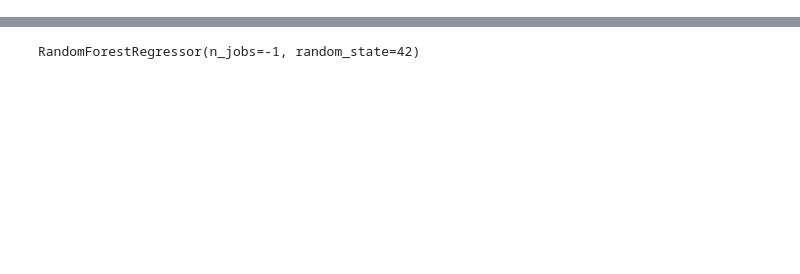
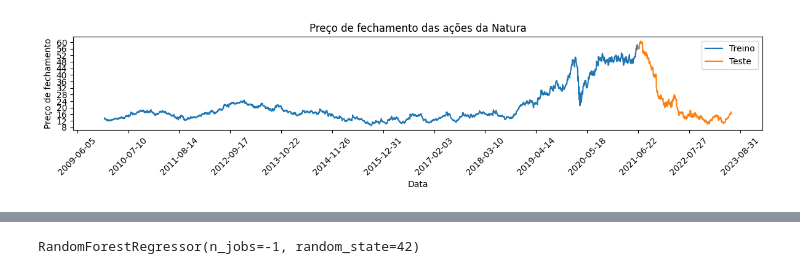
Before and after one commit to tamaturgo/analise_series_temporais, a Jupyter notebook: analise_series_temporais.ipynb, the cells around one changed output, grey strips where cells are left out. Cells and saved outputs as stored; diff of their text form; code cells hidden in the pictures; blank space fills up the shorter version.

Commit message:
Adição do dataset NATURA
Co-authored-by: Luís Henrique <Coimbrice@users.noreply.github.com>

```diff
--- a/analise_series_temporais.ipynb
+++ b/analise_series_temporais.ipynb
@@ -101,7 +112,17 @@ train.loc[:, 'Data'] = pd.to_datetime(train['Data'], dayfirst=True)
 test.loc[:, 'Data'] = pd.to_datetime(test['Data'], dayfirst=True)
 all_data['Data'] = pd.to_datetime(all_data['Data'], dayfirst=True)
 
+train_nat = df_nat[:train_samples]
+test_nat = df_nat[train_samples:train_samples + test_samples]
+all_data_nat = df_nat[:train_samples + test_samples]
+
+train_nat.loc[:, 'Data'] = pd.to_datetime(train_nat['Data'], dayfirst=True)
+test_nat.loc[:, 'Data'] = pd.to_datetime(test_nat['Data'], dayfirst=True)
+all_data_nat['Data'] = pd.to_datetime(all_data_nat['Data'], dayfirst=True)
 
 # Convertendo os dados para o float32
 train.loc[:, 'Último'] = train['Último'].str.replace(',', '.').astype('float32')
 test.loc[:, 'Último'] = test['Último'].str.replace(',', '.').astype('float32')
+
+train_nat.loc[:, 'Último'] = train_nat['Último'].str.replace(',', '.').astype('float32')
+test_nat.loc[:, 'Último'] = test_nat['Último'].str.replace(',', '.').astype('float32')
@@ -135,0 +167,28 @@ plt.show()
+# %%
+# Definir a frequência dos marcadores nos eixos x e y
+tick = 15
+
+# Plot dos dados de treino e teste
+fig, ax = plt.subplots(figsize=(12, 3))
+ax.plot(train_nat['Data'], train_nat['Último'], label='Treino')
+ax.plot(test_nat['Data'], test_nat['Último'], label='Teste')
+
+# Definir a frequência dos marcadores nos eixos x e y
+ax.xaxis.set_major_locator(plt.MaxNLocator(tick))
+ax.yaxis.set_major_locator(plt.MaxNLocator(tick))
+
+# Rotacionar os marcadores do eixo x
+plt.xticks(rotation=45)
+
+plt.title('Preço de fechamento das ações da Natura')
+plt.xlabel('Data')
+plt.ylabel('Preço de fechamento')
+plt.legend(loc='best')
+
+# Ajustar o layout
+plt.tight_layout()
+
+# Exibir o gráfico
+plt.show()
+# %% [output]
+[figure, added]
```
Also changed, not shown: parts of 53 cells of this notebook, 1 other file.
